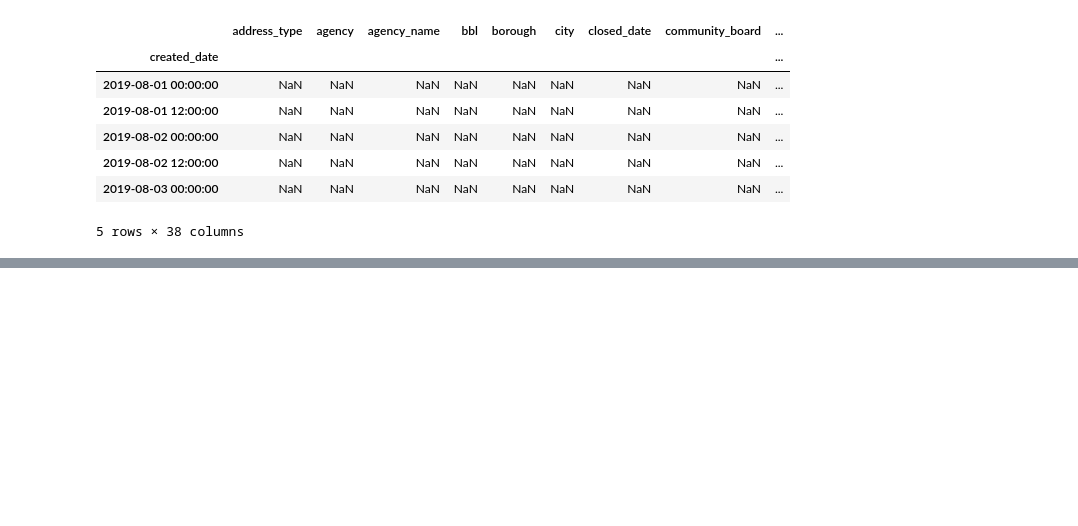
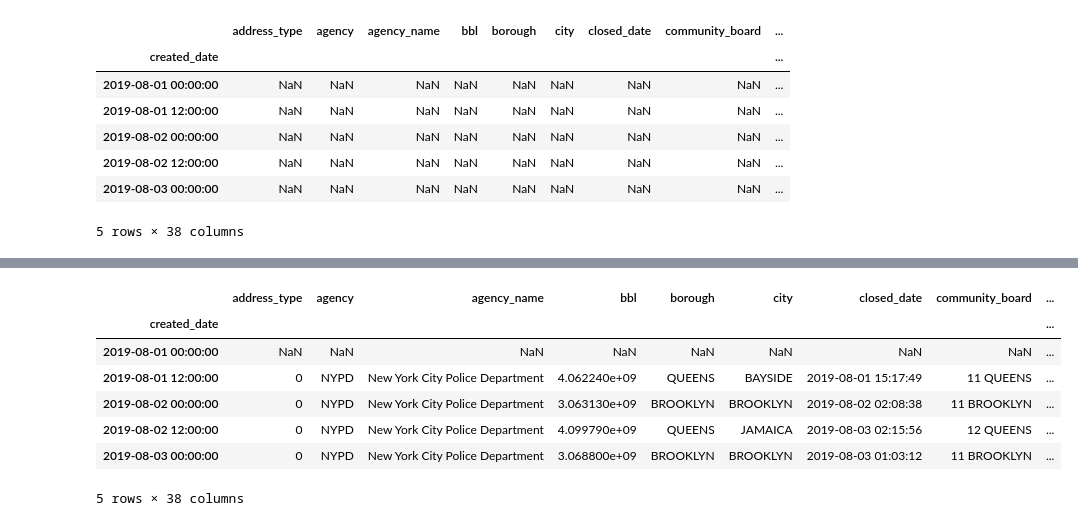
Before and after one commit to whohuhwhat/311_pt4, a Jupyter notebook: time.ipynb, the cells around one changed output, grey strips where cells are left out. Drawn from its saved outputs; the diff is of its cells as text; code cells hidden in the pictures; blank space fills up the shorter version.

```diff
--- a/time.ipynb
+++ b/time.ipynb
@@ -101,0 +121,12 @@ temp_bidaily.head()
+# %%
+temp_bidaily_fill= parking.resample('12H').ffill()
+temp_bidaily_fill.head()
+# %% [output]
+|  | address_type | agency | agency_name | bbl | borough | city | closed_date | community_board | ... |
+| created_date |  |  |  |  |  |  |  |  | ... |
+| 2019-08-01 00:00:00 | NaN | NaN | NaN | NaN | NaN | NaN | NaN | NaN | ... |
+| 2019-08-01 12:00:00 | 0 | NYPD | New York City Police Department | 4.062240e+09 | QUEENS | BAYSIDE | 2019-08-01 15:17:49 | 11 QUEENS | ... |
+| 2019-08-02 00:00:00 | 0 | NYPD | New York City Police Department | 3.063130e+09 | BROOKLYN | BROOKLYN | 2019-08-02 02:08:38 | 11 BROOKLYN | ... |
+| 2019-08-02 12:00:00 | 0 | NYPD | New York City Police Department | 4.099790e+09 | QUEENS | JAMAICA | 2019-08-03 02:15:56 | 12 QUEENS | ... |
+| 2019-08-03 00:00:00 | 0 | NYPD | New York City Police Department | 3.068800e+09 | BROOKLYN | BROOKLYN | 2019-08-03 01:03:12 | 11 BROOKLYN | ... |
+5 rows × 38 columns
```
Also changed, not shown: parts of 8 cells of this notebook.
